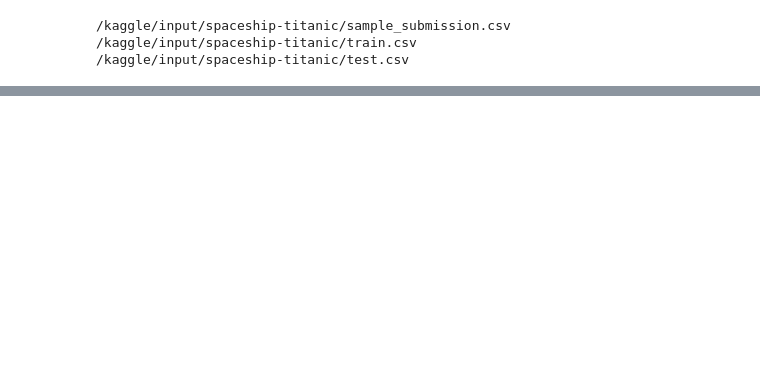
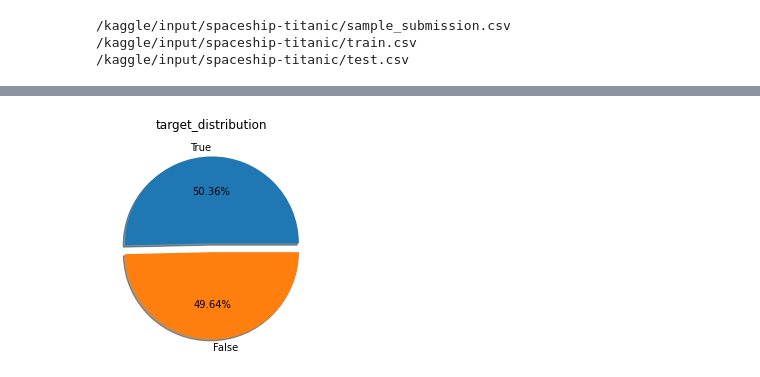
Before and after one commit to Kimyoungjae777/spaceship_titanic-project, a Jupyter notebook: kim-young-jae-analyst.ipynb, the cells around one changed output, grey strips where cells are left out. Drawn from its saved outputs; the diff is of its cells as text; code cells hidden in the pictures; blank space fills up the shorter version.

```diff
--- a/kim-young-jae-analyst.ipynb
+++ b/kim-young-jae-analyst.ipynb
@@ -556,0 +51,6 @@ X_train , X_test , y_train , y_test = train_test_split(X ,
+# %%
+train_data = pd.read_csv("../input/spaceship-titanic/train.csv")
+test_data = pd.read_csv("../input/spaceship-titanic/test.csv")
+sample_submission = pd.read_csv("../input/spaceship-titanic/sample_submission.csv")
+
+train_data.shape, test_data.shape, sample_submission.shape
@@ -556,0 +120,8 @@ X_train , X_test , y_train , y_test = train_test_split(X ,
+# %%
+plt.figsize=(10,6)
+plt.pie(train_data['Transported'].value_counts(),explode=[0,0.1],
+       shadow=True,autopct='%.2f%%',labels=['True','False'])
+plt.title("target_distribution")
+plt.show()
+# %% [output]
+[figure, added]
```
Also changed, not shown: parts of 129 cells of this notebook.
